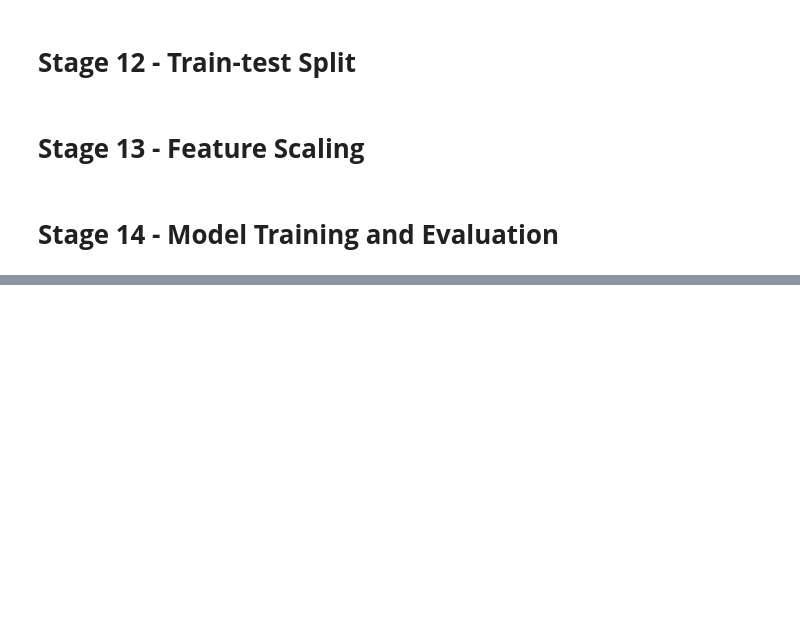
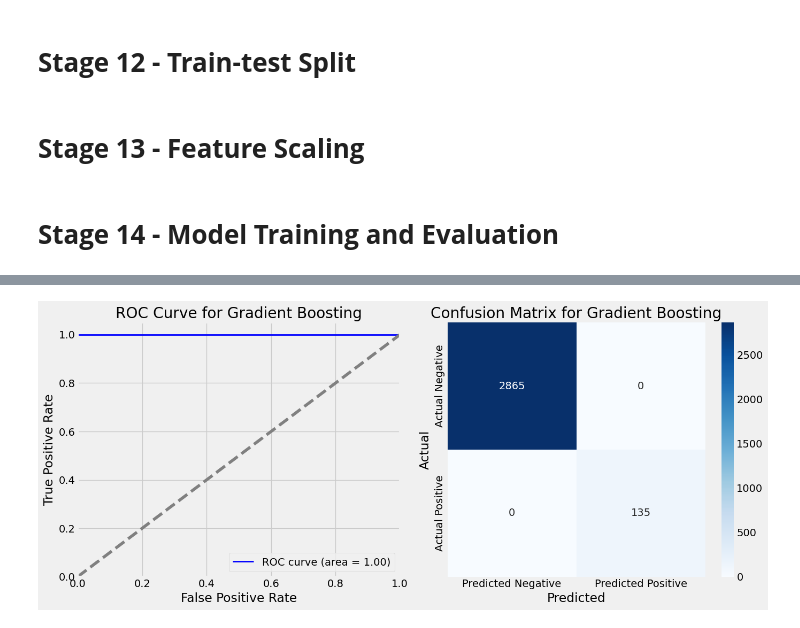
Before and after one commit to shubhiv02-learner/banking-log-anomaly-detection, a Jupyter notebook: notebooks/SentinelIQ.ipynb, the cells around one changed output, grey strips where cells are left out. Cells and saved outputs as stored; diff of their text form; code cells hidden in the pictures; blank space fills up the shorter version.

```diff
--- a/notebooks/SentinelIQ.ipynb
+++ b/notebooks/SentinelIQ.ipynb
@@ -1797,0 +1866,16 @@ models = {
+# %%
+# Define reduced parameter grids
+param_grids = {
+    'Gradient Boosting': {
+        'n_estimators': [100],
+        'learning_rate': [0.1],
+        'max_depth': [5]
+    },
+    'XGBoost': {
+        'n_estimators': [100],
+        'learning_rate': [0.1],
+        'max_depth': [5],
+        'subsample': [0.8, 1.0]
+    }
+
+}
@@ -1797,0 +1964,83 @@ models = {
+# %%
+import pandas as pd
+import matplotlib.pyplot as plt
+import seaborn as sns
+from sklearn.metrics import confusion_matrix, classification_report, roc_curve, auc
+
+# Initialize a list to store results for all models
+results_list = []
+
+# Iterate through the models to collect results and plot confusion matrix and ROC curve
+for model_name, model in model_results.items():
+    # Extract the predicted values and actual values
+    y_test_pred = model['y_test_pred']  # Use the predicted labels
+    y_test = model['y_test']  # Actual true labels
+
+    # Extract metrics
+    train_accuracy = model['train_accuracy']
+    test_accuracy = model['test_accuracy']
+    roc_auc = model['roc_auc']
+
+    # Classification Report
+    clf_report = classification_report(y_test, y_test_pred)
+
+    # Print the model name followed by its evaluation metrics
+    print("-" * 40)
+    print(f"Model: {model_name}")
+    print("-" * 40)
+    print(f"Train Accuracy: {train_accuracy:.4f}")
+    print(f"Test Accuracy: {test_accuracy:.4f}")
+    print(f"ROC AUC: {roc_auc:.4f}")
+    print("Classification Report:")
+    print(clf_report)
+    print("-" * 80)  # Separator line for clarity
+
+    # Generate confusion matrix
+    cm = confusion_matrix(y_test, y_test_pred)
+
+    # ROC Curve
+    fpr, tpr, _ = roc_curve(y_test, y_test_pred)
+    roc_auc_value = auc(fpr, tpr)
+
+    # Create subplots: 1 row, 2 columns
+    fig, (ax1, ax2) = plt.subplots(1, 2, figsize=(14, 6))  # Width, Height
+
+    # Plot ROC Curve on the first subplot
+    ax1.plot(fpr, tpr, color='b', lw=2, label=f'ROC curve (area = {roc_auc_value:.2f})')
+    ax1.plot([0, 1], [0, 1], color='gray', linestyle='--')  # Random classifier line
+    ax1.set_xlim([0.0, 1.0])
+    ax1.set_ylim([0.0, 1.05])
+    ax1.set_xlabel('False Positive Rate')
+    ax1.set_ylabel('True Positive Rate')
+    ax1.set_title(f'ROC Curve for {model_name}')
+    ax1.legend(loc='lower right')
+
+    # Plot Confusion Matrix on the second subplot
+    sns.heatmap(cm, annot=True, fmt='d', cmap='Blues',
+                xticklabels=['Predicted Negative', 'Predicted Positive'],
+                yticklabels=['Actual Negative', 'Actual Positive'], ax=ax2)
+    ax2.set_title(f'Confusion Matrix for {model_name}')
+    ax2.set_xlabel('Predicted')
+    ax2.set_ylabel('Actual')
+
+    # Show both plots
+    plt.tight_layout()
+    plt.show()
+
+    # Append the results to the list for the DataFrame
+    results_list.append({
+        'Model': model_name,
+        'Train Accuracy': f"{train_accuracy:.4f}",
+        'Test Accuracy': f"{test_accuracy:.4f}",
+        'ROC AUC': f"{roc_auc:.4f}",
+        'Classification Report': clf_report
+    })
+
+# Convert results into a DataFrame for better presentation
+results_df = pd.DataFrame(results_list)
+
+# Print the summary of results in a tabular format
+# print("\nSummary of Model Evaluation Results:")
+# print(results_df.to_string(index=False))  # Display as a pretty table
+print("-" * 80)
+# %% [output]
@@ -1797,0 +2064 @@ models = {
+[figure, added]
```
Also changed, not shown: parts of 6 cells of this notebook.
